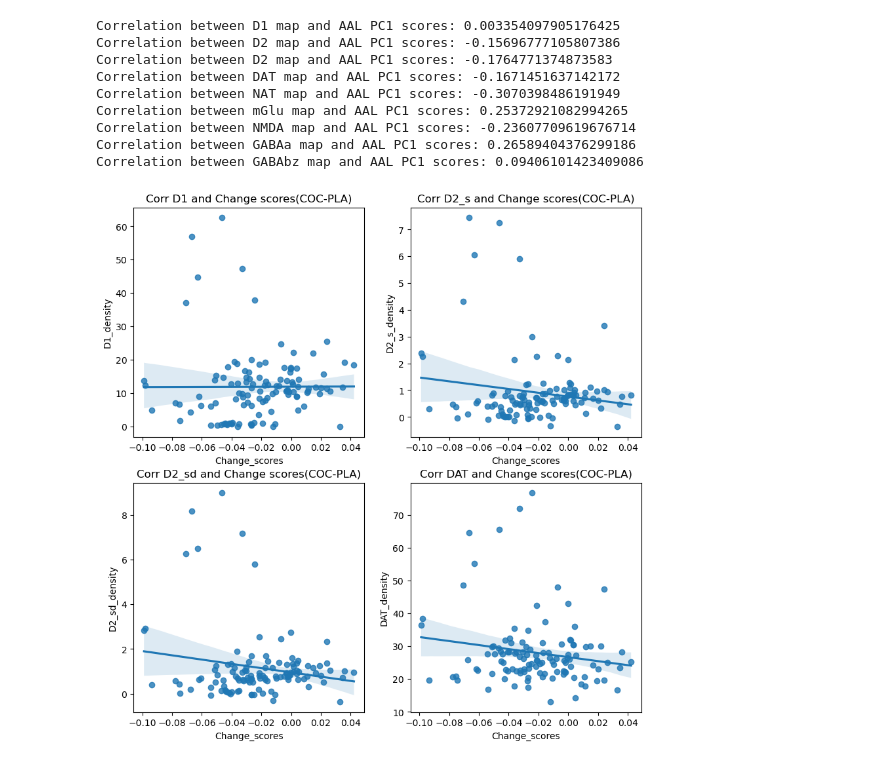
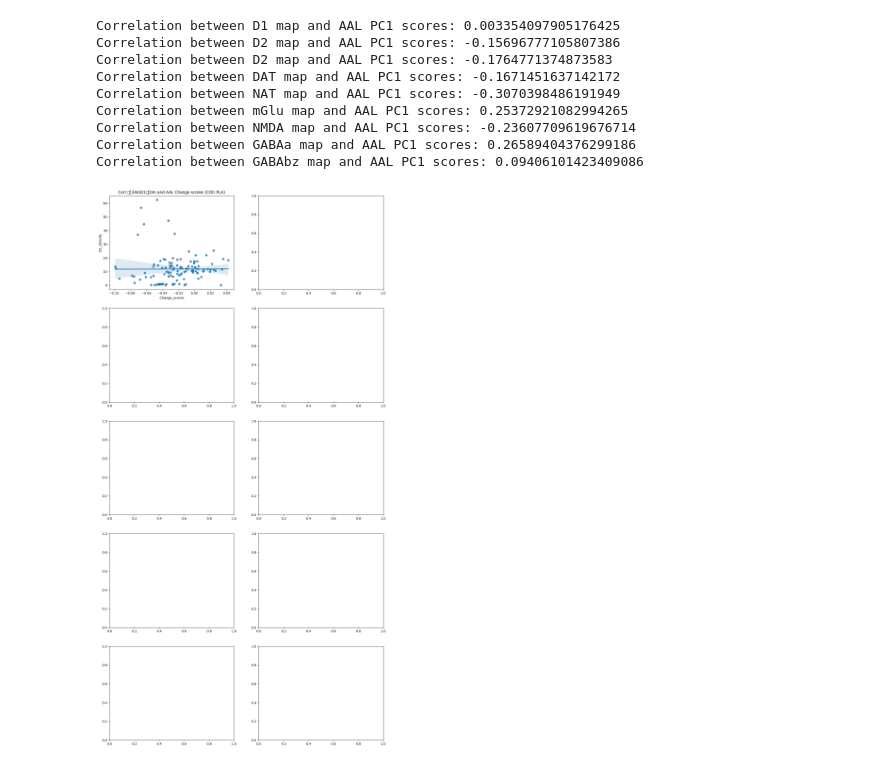
Before and after one commit to LuisA00/ResearchElective_Maastricht2023, a Jupyter notebook: ComparingAtlasesToNeurotransmittersDensities.ipynb, the cells around one changed output. Saved outputs shown, nothing was run; the diff lists cells and outputs as text; code cells hidden in the pictures.

```diff
--- a/ComparingAtlasesToNeurotransmittersDensities.ipynb
+++ b/ComparingAtlasesToNeurotransmittersDensities.ipynb
@@ -282,18 +296,44 @@ Correlation between GABAbz map and AAL PC1 scores: 0.09406101423409086
 # %%
+
+#from matplotlib import rc
+
+#rc('text',usetex=True)
+#rc('text.latex', preamble=r'\usepackage{color}')
+
+
 all_data_AAL = np.array([Change_PC1_AA_mean_scores, D1_to_AAL_mean_scores, D2_smith_to_AAL_mean_scores, D2_sd_to_AAL_mean_scores, DAT_to_AAL_mean_scores,
                         NAT_to_AAL_mean_scores, mGlu_to_AAL_mean_scores, NMDA_to_AAL_mean_scores, GABAa_to_AAL_mean_scores, GABAbz_to_AAL_mean_scores])
 
 Neurotransmitters_AAl_scores = pd.DataFrame(data=all_data_AAL.T, columns=["Change_scores", "D1_density", "D2_s_density", "D2_sd_density", "DAT_density", "NAT_density",
                                                                           "mGlu_density", "NMDA_density", "GABAa_density", "GABAbz_density"])
 
-fig, ax = plt.subplots(2, 2, figsize=(10, 10))
+fig, ax = plt.subplots(5, 2, figsize=(15, 30))
 
-regplot_D1 = sns.regplot(data=Neurotransmitters_AAl_scores, x="Change_scores", y="D1_density", ax=ax[0, 0]).set(title='Corr D1 and AAL Change scores(COC-PLA)')
-regplot_D2_s = sns.regplot(data=Neurotransmitters_AAl_scores, x="Change_scores", y="D2_s_density", ax=ax[0, 1]).set(title='Corr D2_s and AAL Change scores(COC-PLA)')
-regplot_D2_sd = sns.regplot(data=Neurotransmitters_AAl_scores, x="Change_scores", y="D2_sd_density", ax=ax[1, 0]).set(title='Corr D2_sd and AAL Change scores(COC-PLA)')
-regplot_DAT = sns.regplot(data=Neurotransmitters_AAl_scores, x="Change_scores", y="DAT_density", ax=ax[1, 1]).set(title='Corr DAT and AAL Change scores(COC-PLA)')
+regplot_D1 = sns.regplot(data=Neurotransmitters_AAl_scores, x="Change_scores", y="D1_density", ax=ax[0, 0])
+#regplot_D1.set(title=f"Corr" +BLUE +" D1 "+ RESET +"and AAL Change scores(COC-PLA)")
+
+title = "Corr \033[34mD1\033[0m and AAL Change scores (COC-PLA)"
+regplot_D1.set_title(title, fontsize=12)
+
+#regplot_D1.set_title(r'$\textcolor{black}{Corr } $' + r'$\textcolor{blue}{D1 } $' + r'$\textcolor{black}{and AAL Change scores(COC-PLA)}$')
+
+#regplot_D1.set_title(label='Corr ' + r"$D1$" + ' and AAL Change scores(COC-PLA)', color=['black','b', 'black'])
+#regplot_D1.title(label='Corr ' + r"$\f{D1}$" + ' and AAL Change scores(COC-PLA)')
+
+#label_list = ['Corr', "D1", "and AAL Change scores(COC-PLA)"]
+#colors = ['black', 'blue', 'black']
+#regplot_D1.set_title(label_list, fontdict={'color': colors})
+
+#regplot_D1 = sns.regplot(data=Neurotransmitters_AAl_scores, x="Change_scores", y="D1_density", ax=ax[0, 0]).
+
+
+#regplot_D2_s = sns.regplot(data=Neurotransmitters_AAl_scores, x="Change_scores", y="D2_s_density", ax=ax[0, 1]).set(title='Corr D2_s and AAL Change scores(COC-PLA)')
+#regplot_D2_sd = sns.regplot(data=Neurotransmitters_AAl_scores, x="Change_scores", y="D2_sd_density", ax=ax[1, 0]).set(title='Corr D2_sd and AAL Change scores(COC-PLA)')
+#regplot_DAT = sns.regplot(data=Neurotransmitters_AAl_scores, x="Change_scores", y="DAT_density", ax=ax[1, 1]).set(title='Corr DAT and AAL Change scores(COC-PLA)')
+
+plt.show()
 # %% [output]
-[figure, old version]
+[figure, new version]
 # %%
 sns.regplot(data=Neurotransmitters_AAl_scores, x="Change_scores", y="NAT_density").set(title='Corr NAT and AAL Change scores(COC-PLA)')
 # %% [output]
```
Also changed, not shown: parts of 6 cells of this notebook, 4 other files.
